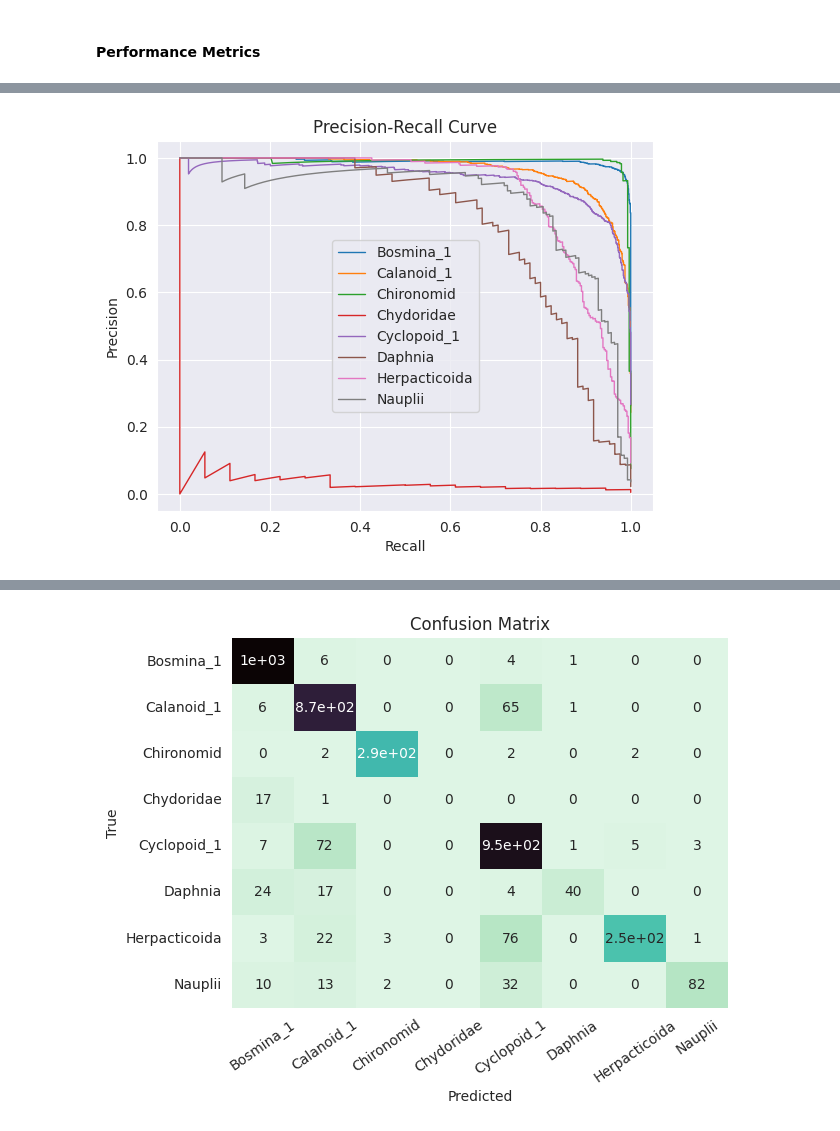
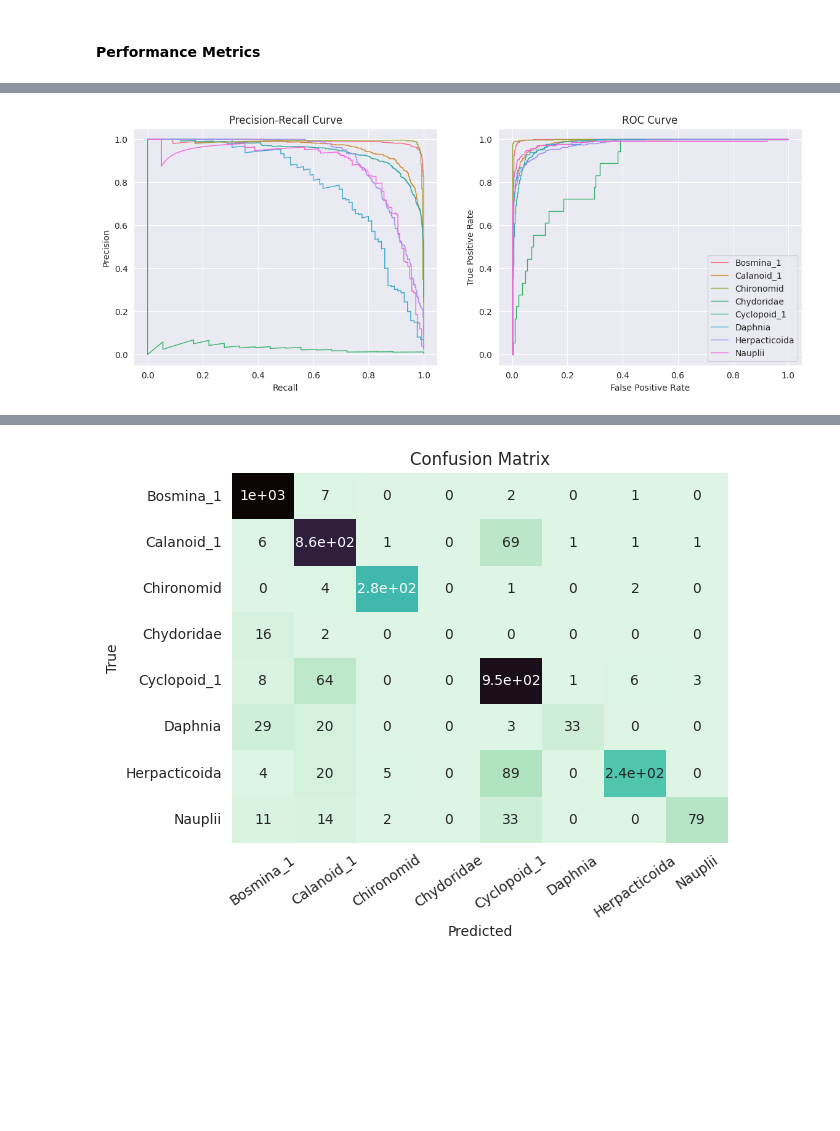
Before and after one commit to sofiar/Analysis_zooplankton, a Jupyter notebook: visualize_results.ipynb, the cells around one changed output, grey strips where cells are left out. Saved outputs shown, nothing was run; the diff lists cells and outputs as text; code cells hidden in the pictures; blank space fills up the shorter version.

```diff
--- a/visualize_results.ipynb
+++ b/visualize_results.ipynb
@@ -26,7 +26,8 @@ With max_class_size increased to 5K, each run is ~ 400sec
 # %%
 # Corresponds to the desired model for displaying results.
 
-run_name = '20250617_104123_densenet121'
+run_name = '20250618_122437_densenet121'
+run_name = '20250618_123756_densenet121'
 # %% [markdown]
 #### Notebook & Data Set-Up
 # %%
@@ -142,16 +144,26 @@ Weighted F1: 0.9025
 # %%
 y_true_OHE = label_binarize(y_true, classes = list(class_map.values())) # one hot encoded
 
 sns.set_style('darkgrid')
+fig, axs = plt.subplots(1, 2, figsize = (14, 5))
+palette = sns.color_palette('husl', n_colors = len(class_map))
 
-for cln, clid in class_map.items():
+for (cln, clid), col in zip(class_map.items(), palette):
     precision, recall, _ = precision_recall_curve(y_true_OHE[:, clid], y_pred_prob[:, clid])
-    plt.plot(recall, precision, label=f'{cln}', lw=1)
+    axs[0].plot(recall, precision, label = f'{cln}', lw = 1, color = col)
 
-plt.xlabel('Recall')
-plt.ylabel('Precision')
+    fpr, tpr, _ = roc_curve(y_true_OHE[:, clid], y_pred_prob[:, clid])
+    axs[1].plot(fpr, tpr, label = f'{cln}', lw = 1, color = col)
+
+axs[0].set_xlabel('Recall')
+axs[0].set_ylabel('Precision')
+axs[0].set_title('Precision-Recall Curve')
+
+axs[1].set_xlabel('False Positive Rate')
+axs[1].set_ylabel('True Positive Rate')
+axs[1].set_title('ROC Curve')
+
 plt.legend(loc = 'best')
-plt.title('Precision-Recall Curve')
 plt.show()
 # %% [output]
-[figure, old version]
+[figure, new version]
```
Also changed, not shown: parts of 5 cells of this notebook, 3 other files.
